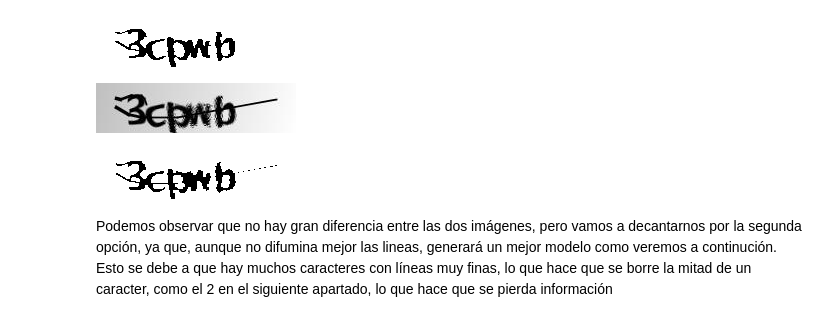
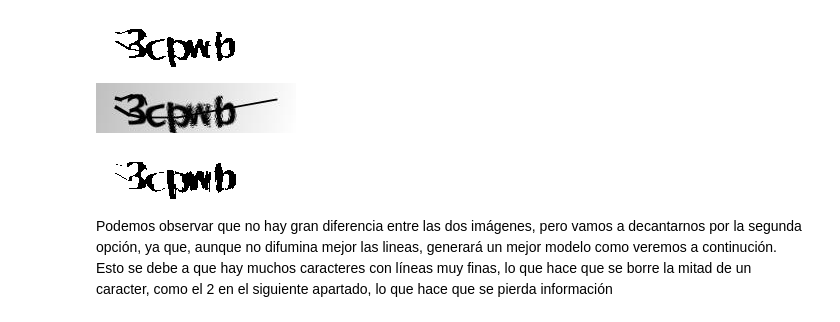
Before and after one commit to cabamarcos/Captcha_recognition, a Jupyter notebook: IAO.ipynb, the cells around one changed output. Drawn from its saved outputs; the diff is of its cells as text; code cells hidden in the pictures.

Commit message:
cambiar kernel

```diff
--- a/IAO.ipynb
+++ b/IAO.ipynb
@@ -323,18 +323,21 @@ cv2_imshow(dilated_erosion_otsu2)
 # %% [output]
 [figure]
 # %%
+# Definir un kernel de convolución de 3x1 con valores enteros sin signo
+kernel = np.ones((3, 1), np.uint8)
+
 im = cv2.imread(str('3cpwb.png'), 0)
 cv2_imshow(im)
 # Aplicar un umbral adaptativo a la imagen utilizando el método GAUSSIAN_C
 threshold = cv2.adaptiveThreshold(im, 255, cv2.ADAPTIVE_THRESH_GAUSSIAN_C, cv2.THRESH_BINARY, 199, 5)
 
 # Dilatar la imagen umbralizada utilizando un kernel definido en algún lugar anterior del código
-erosion = cv2.dilate(threshold, kernel, iterations=1)
+erosion = cv2.dilate(threshold, kernel, iterations=2)
 
 cv2_imshow(erosion)
 # %% [output]
 [figure]
-[figure, old version]
+[figure, new version]
 # %% [markdown]
 Podemos observar que no hay gran diferencia entre las dos imágenes, pero vamos a decantarnos por la segunda opción, ya que, aunque no difumina mejor las lineas, generará un mejor modelo como veremos a continución. Esto se debe a que hay muchos caracteres con líneas muy finas, lo que hace que se borre la mitad de un caracter, como el 2 en el siguiente apartado, lo que hace que se pierda información
 # %%
```
Also changed, not shown: parts of 25 cells of this notebook.
